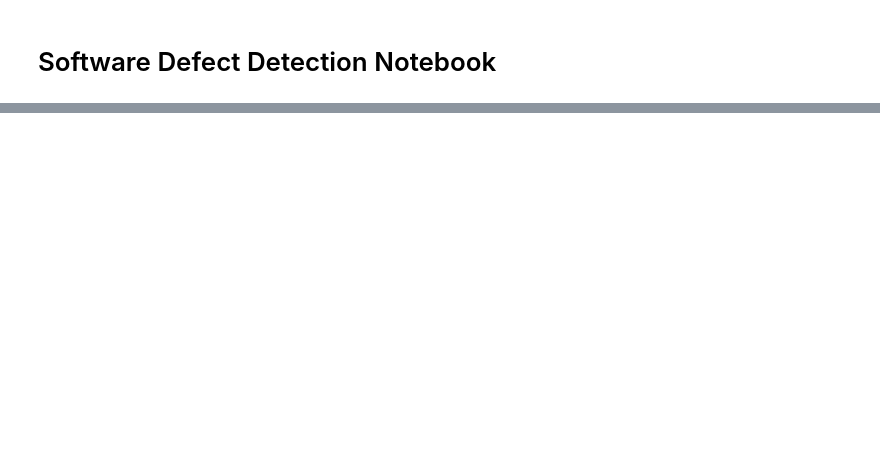
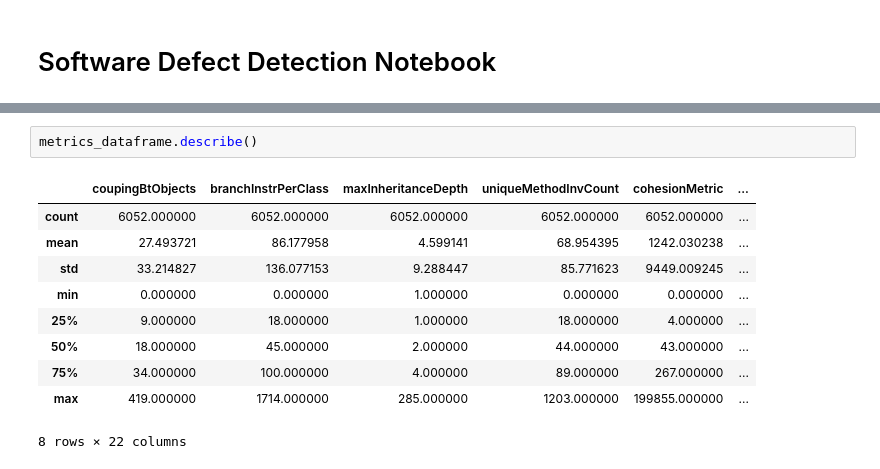
Before and after one commit to Snakekill88/AI_Tools_Final_Project, a Jupyter notebook: AI_Tools_Final_Project.ipynb, the cells around one changed output, grey strips where cells are left out. Saved outputs shown, nothing was run; the diff lists cells and outputs as text; blank space fills up the shorter version.

```diff
--- a/AI_Tools_Final_Project.ipynb
+++ b/AI_Tools_Final_Project.ipynb
@@ -38,0 +204,13 @@ Name: count, dtype: int64
+# %%
+metrics_dataframe.describe()
+# %% [output]
+|  | coupingBtObjects | branchInstrPerClass | maxInheritanceDepth | uniqueMethodInvCount | cohesionMetric | ... |
+| count | 6052.000000 | 6052.000000 | 6052.000000 | 6052.000000 | 6052.000000 | ... |
+| mean | 27.493721 | 86.177958 | 4.599141 | 68.954395 | 1242.030238 | ... |
+| std | 33.214827 | 136.077153 | 9.288447 | 85.771623 | 9449.009245 | ... |
+| min | 0.000000 | 0.000000 | 1.000000 | 0.000000 | 0.000000 | ... |
+| 25% | 9.000000 | 18.000000 | 1.000000 | 18.000000 | 4.000000 | ... |
+| 50% | 18.000000 | 45.000000 | 2.000000 | 44.000000 | 43.000000 | ... |
+| 75% | 34.000000 | 100.000000 | 4.000000 | 89.000000 | 267.000000 | ... |
+| max | 419.000000 | 1714.000000 | 285.000000 | 1203.000000 | 199855.000000 | ... |
+8 rows × 22 columns
```
Also changed, not shown: parts of 19 cells of this notebook, 1 other file.
